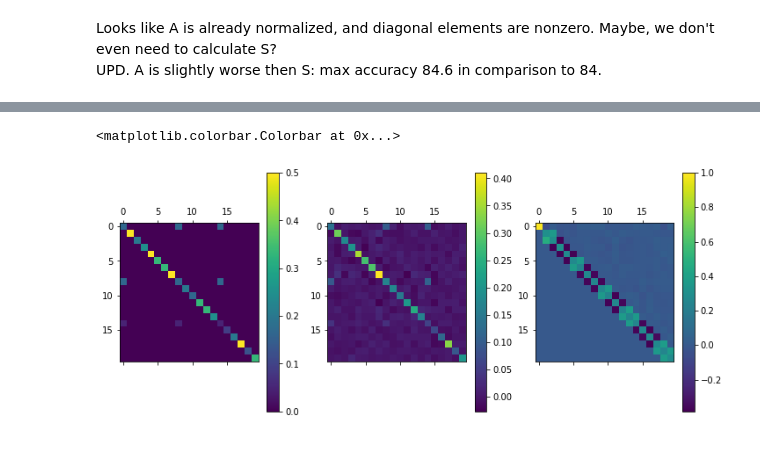
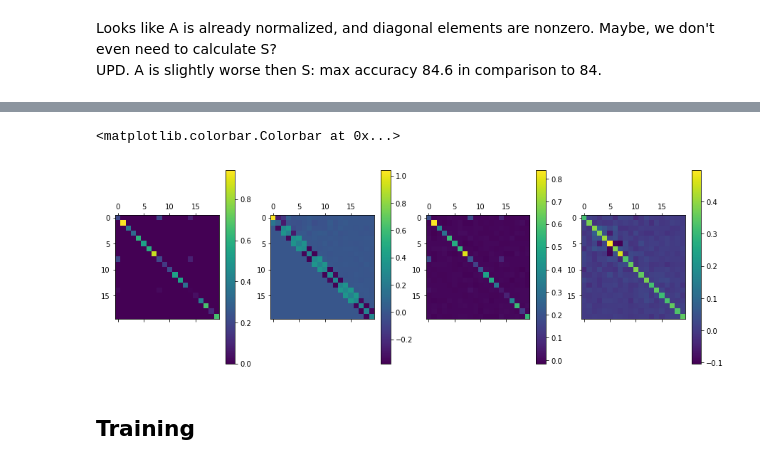
Before and after one commit to mvkolos/LanczosNet, a Jupyter notebook: Baseline.ipynb, the cells around one changed output, grey strips where cells are left out. Saved outputs shown, nothing was run; the diff lists cells and outputs as text; code cells hidden in the pictures.

```diff
--- a/Baseline.ipynb
+++ b/Baseline.ipynb
@@ -23,7 +28,7 @@ plt.rcParams['figure.figsize'] = (7, 5)
 ## Data processing
 # %%
 adj, features, labels, idx_train, idx_val, idx_test = load_data(path = 'pygcn/data/cora/')
-A = csr_matrix(adj.detach().to_dense().numpy())
+A = adj.detach().to_dense().numpy()
 # %% [output]
 Loading cora dataset...
 # %%
@@ -61,12 +49,17 @@ Q, T = lanczos_algorithm(S, k)
+# %%
+k=1000
+S, V, R = process_adjacency_matrix(A, k) #need only this one
+S, Q, T = process_adjacency_matrix(A, k, ritz=False)
 # %%
-S_h=Q@T@Q.T
-f, (ax1, ax2, ax3) = plt.subplots(1, 3, figsize=(12, 5))
+f, (ax1, ax2, ax3, ax4) = plt.subplots(1, 4, figsize=(15, 5))
 m1 = ax1.matshow(S[:20,:20])
-m2 = ax2.matshow(S_h[:20,:20])
-m3 = ax3.matshow(T[:20,:20])
+m2 = ax2.matshow(T[:20,:20])
+m3 = ax3.matshow((Q@T@Q.T)[:20,:20])
+m4 = ax4.matshow((V@R@V.T)[:20,:20])
 f.colorbar(m1, ax=ax1)
 f.colorbar(m2, ax=ax2)
 f.colorbar(m3, ax=ax3)
+f.colorbar(m4, ax=ax4)
 # %% [output]
 <matplotlib.colorbar.Colorbar at 0x...>
-[figure, old version]
+[figure, new version]
@@ -76 +66,3 @@ from pygcn.pygcn.layers import GraphConvolution
+# %% [markdown]
+## Training
 # %%
```
Also changed, not shown: parts of 15 cells of this notebook, 1 other file.
